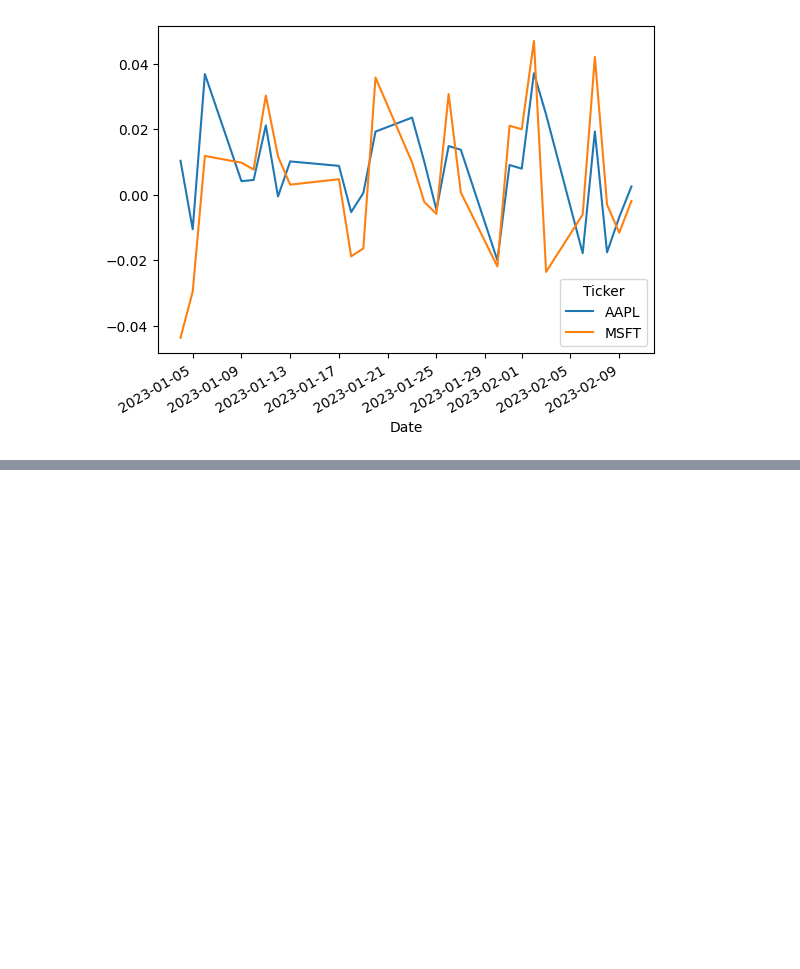
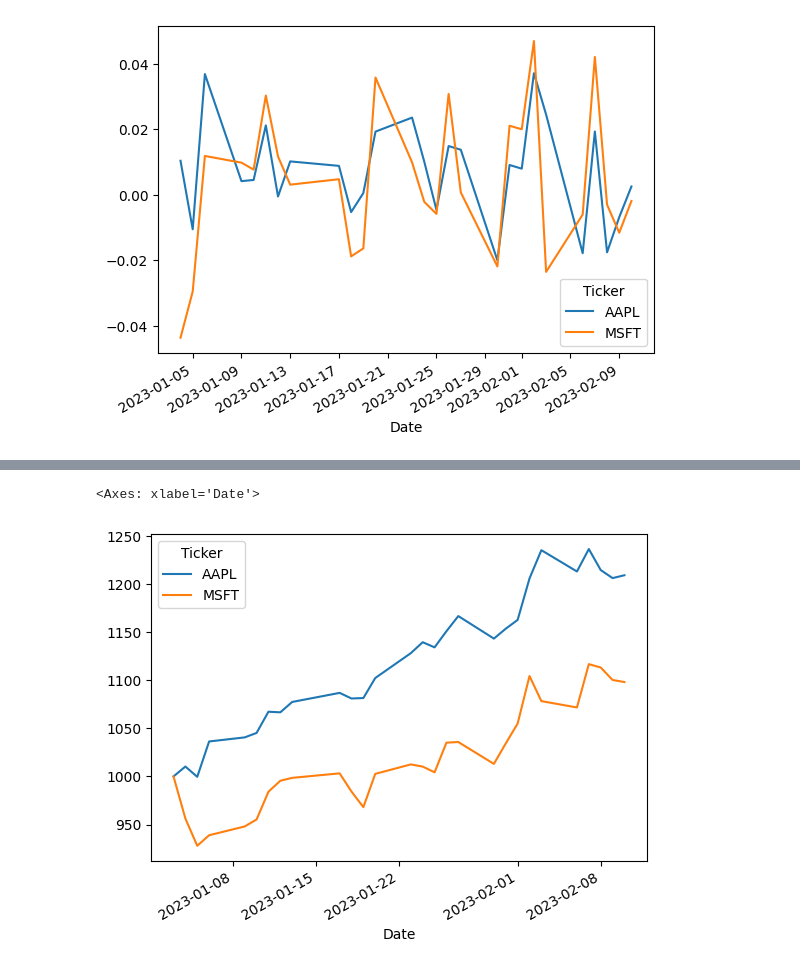
Before and after one commit to sudz4/matt-matthew, a Jupyter notebook: calculate_max_drawdown.ipynb, the cells around one changed output, grey strips where cells are left out. Drawn from its saved outputs; the diff is of its cells as text; code cells hidden in the pictures; blank space fills up the shorter version.

```diff
--- a/calculate_max_drawdown.ipynb
+++ b/calculate_max_drawdown.ipynb
@@ -40,3 +40,8 @@ returns_df.plot.line()
 # %% [output]
 <Axes: xlabel='Date'>
 [figure]
+# %%
+# constructing the wealth curve
+initial_wealth = 1000
+wealth_index_df = initial_wealth * (1 + returns_df).cumprod()
+wealth_index_df.head()
@@ -42,0 +56,3 @@ returns_df.plot.line()
+# %%
+wealth_index_df.loc['2023-01-03'] = initial_wealth
+wealth_index_df.head()
@@ -42,0 +67,5 @@ returns_df.plot.line()
+# %%
+wealth_index_df.plot.line()
+# %% [output]
+<Axes: xlabel='Date'>
+[figure, added]
```
Also changed, not shown: parts of 2 cells of this notebook.
